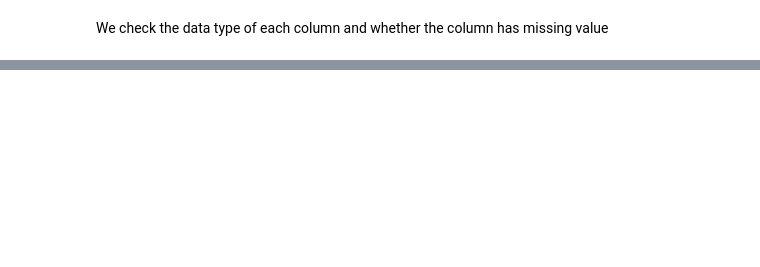
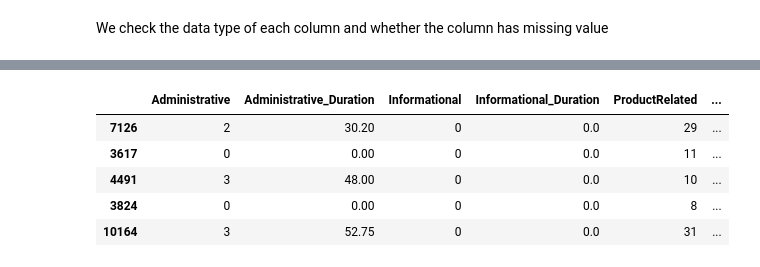
Before and after one commit to camphong24032002/Assignment3-PDS, a Jupyter notebook: Assignment3.ipynb, the cells around one changed output, grey strips where cells are left out. Drawn from its saved outputs; the diff is of its cells as text; code cells hidden in the pictures; blank space fills up the shorter version.

```diff
--- a/Assignment3.ipynb
+++ b/Assignment3.ipynb
@@ -107,0 +117,44 @@ Name: Weekend, dtype: int64
+# %%
+class ColAdderDropper(BaseEstimator, TransformerMixin):
+    def __init__(self, columns_list=[], num_top_values_list=[], percentage=1, categories=5, default=-1):
+        self.num_top_values_list = num_top_values_list
+        self.columns_list = columns_list
+        self.percentage = percentage
+        self.categories = categories
+        self.default = default
+
+    def getLogicNumberTopValue(self, X_df, column):
+        counts = X_df[column].value_counts()
+        return sum([1 for value in list(counts.values) if value>(self.percentage*max(list(counts.values))/100)])
+
+    def reprocessing_data(self, X_df):
+        self.columns_list = [column for column in self.columns_list if len(X_df[column].value_counts())>=self.categories]
+        if len(self.num_top_values_list)==0:
+            self.num_top_values_list = [self.getLogicNumberTopValue(X_df, column) for column in self.columns_list]
+
+    def fit(self, X_df, y=None):
+        self.reprocessing_data(X_df)
+        self.top_values_list = []
+        for column, num_top_values in zip(self.columns_list, self.num_top_values_list):
+            counts_ = X_df[column].value_counts()
+            ids = list(counts_.index)
+            self.top_values_list.append(ids[:max(1, min(num_top_values, len(ids)))])
+            return self
+
+    def transform(self, X_df, y=None):
+        df = X_df.copy()
+        for top_value, column in zip(self.top_values_list, self.columns_list):
+            df.loc[~df[column].isin(top_value), column] = self.default
+        return df
+# %%
+col_adderdropper = ColAdderDropper(columns_list=cate_cols)
+col_adderdropper.fit(X_df)
+new_df = col_adderdropper.transform(train_X_df)
+new_df.head()
+# %% [output]
+|  | Administrative | Administrative_Duration | Informational | Informational_Duration | ProductRelated | ... |
+| 7126 | 2 | 30.20 | 0 | 0.0 | 29 | ... |
+| 3617 | 0 | 0.00 | 0 | 0.0 | 11 | ... |
+| 4491 | 3 | 48.00 | 0 | 0.0 | 10 | ... |
+| 3824 | 0 | 0.00 | 0 | 0.0 | 8 | ... |
+| 10164 | 3 | 52.75 | 0 | 0.0 | 31 | ... |
```
Also changed, not shown: parts of 26 cells of this notebook.
